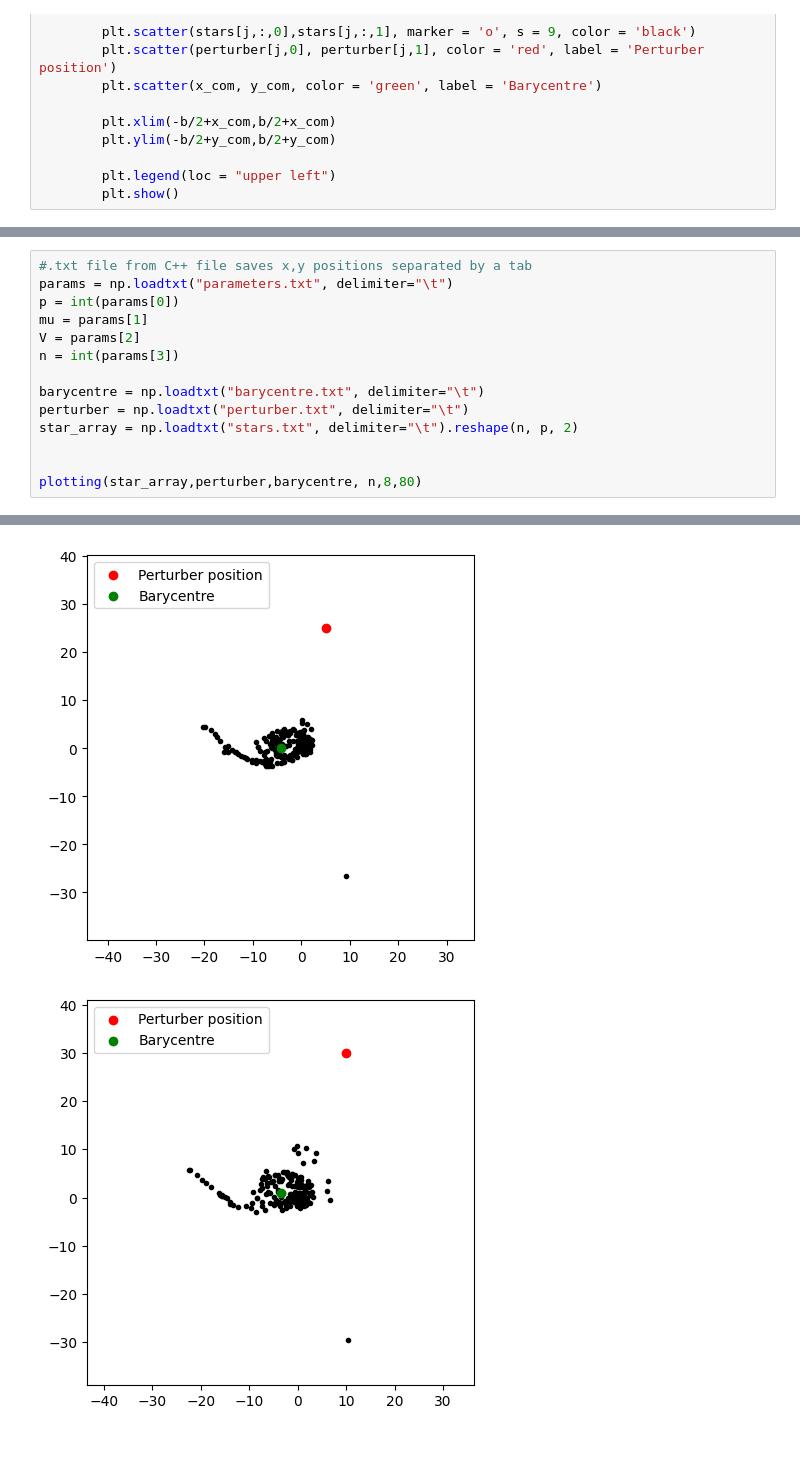
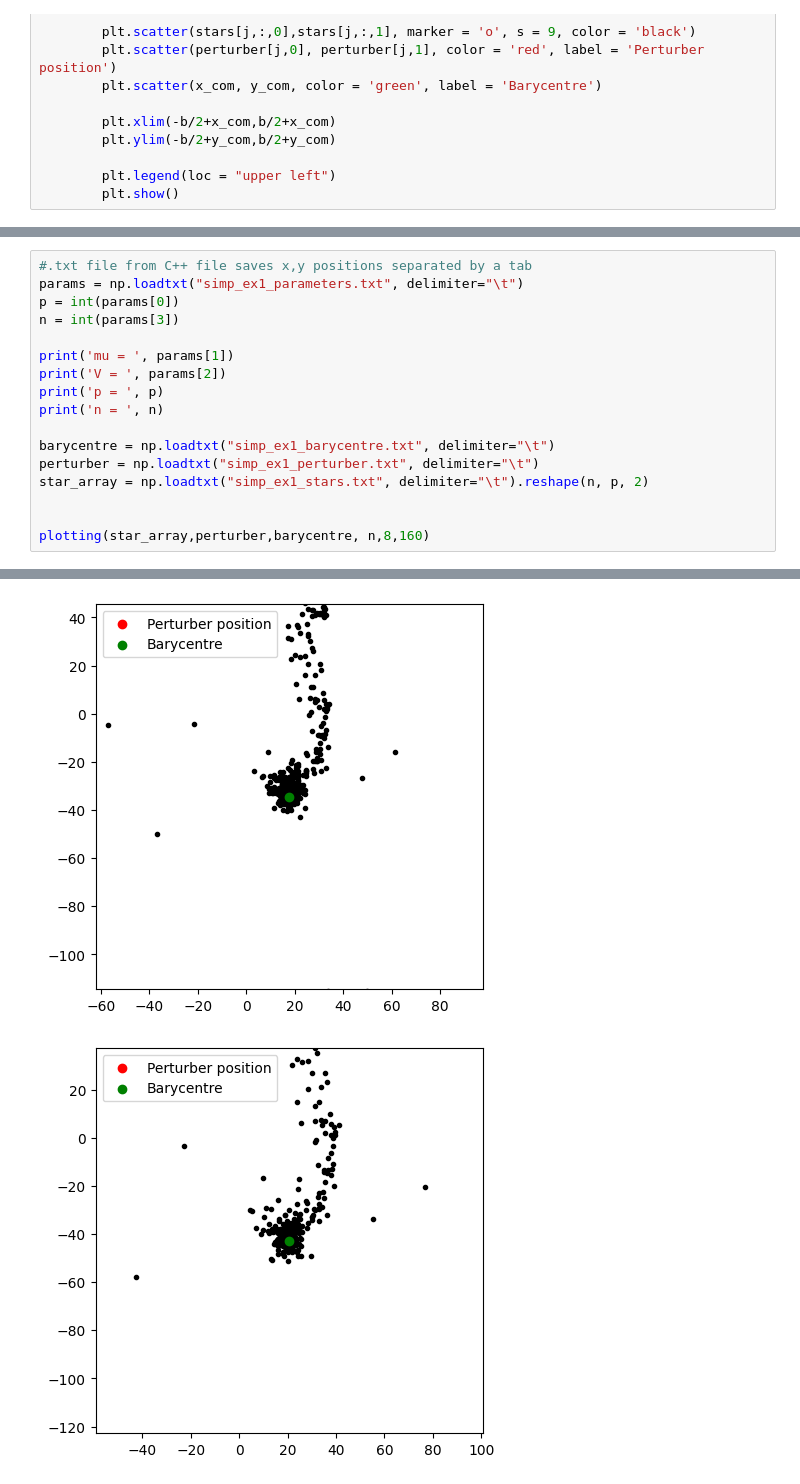
Before and after one commit to Emma-keaveney/Three-Body_Problem, a Jupyter notebook: simple_perturber_visualisations.ipynb, the cells around one changed output, grey strips where cells are left out. Saved outputs shown, nothing was run; the diff lists cells and outputs as text; blank space fills up the shorter version.

Commit message:
Galaxy collision with a point-mass perturber

```diff
--- a/simple_perturber_visualisations.ipynb
+++ b/simple_perturber_visualisations.ipynb
@@ -41,15 +43,18 @@ def plotting(stars, perturber, barycentre, n,c,b):
 # %%
 #.txt file from C++ file saves x,y positions separated by a tab
-params = np.loadtxt("parameters.txt", delimiter="\t")
+params = np.loadtxt("simp_ex1_parameters.txt", delimiter="\t")
 p = int(params[0])
-mu = params[1]
-V = params[2]
 n = int(params[3])
 
-barycentre = np.loadtxt("barycentre.txt", delimiter="\t")
-perturber = np.loadtxt("perturber.txt", delimiter="\t")
-star_array = np.loadtxt("stars.txt", delimiter="\t").reshape(n, p, 2)
+print('mu = ', params[1])
+print('V = ', params[2])
+print('p = ', p)
+print('n = ', n)
+
+barycentre = np.loadtxt("simp_ex1_barycentre.txt", delimiter="\t")
+perturber = np.loadtxt("simp_ex1_perturber.txt", delimiter="\t")
+star_array = np.loadtxt("simp_ex1_stars.txt", delimiter="\t").reshape(n, p, 2)
 
 
-plotting(star_array,perturber,barycentre, n,8,80)
+plotting(star_array,perturber,barycentre, n,8,160)
 # %% [output]
@@ -61,2 +70,2 @@ plotting(star_array,perturber,barycentre, n,8,80)
-[figure, old version]
+[figure, new version]
-[figure, old version]
+[figure, new version]
```
Also changed, not shown: parts of 4 cells of this notebook, 1 other file.
